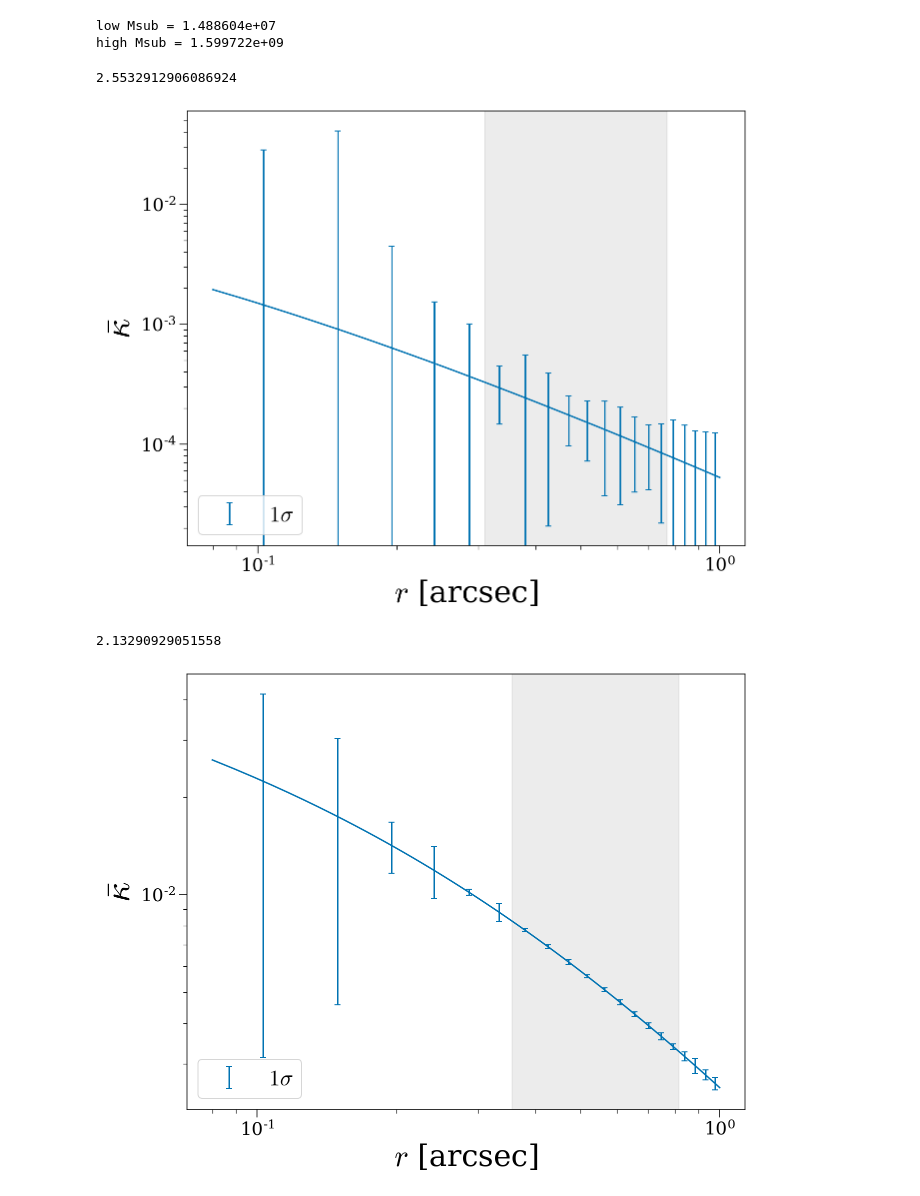
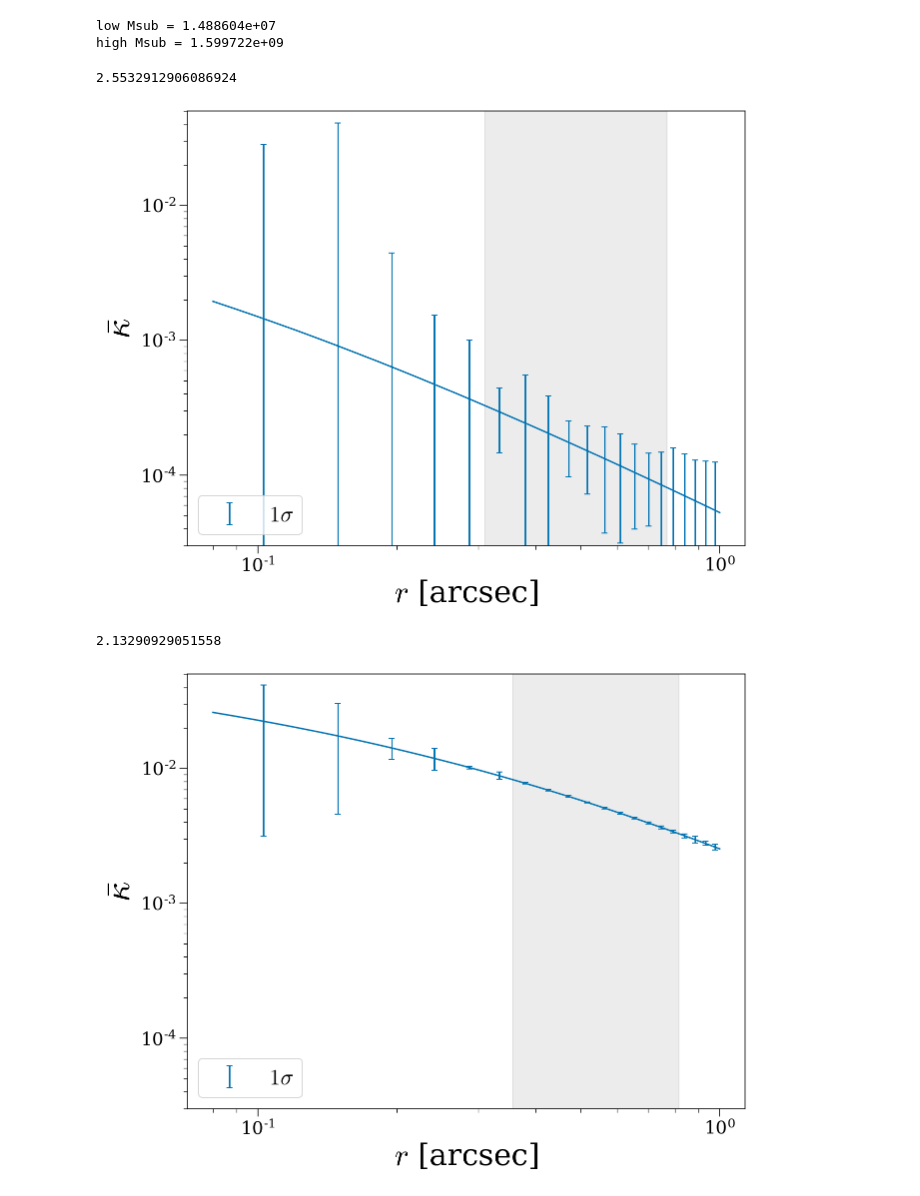
Before and after one commit to gemyxzhang/neural-subhalo-slope, a Jupyter notebook: figures.ipynb, the cells around one changed output. Drawn from its saved outputs; the diff is of its cells as text; code cells hidden in the pictures.

```diff
--- a/figures.ipynb
+++ b/figures.ipynb
@@ -843,26 +846,27 @@ plt.axvspan(np.min(rs_rmo_fit_lowm), np.max(rs_rmo_fit_lowm), color='gray', alph
 
 plt.xlabel(r'$r$ [arcsec]', fontsize=30)
 plt.ylabel(r'$\bar{\kappa}$', fontsize=35)
+plt.ylim(3e-5, 5e-2)
 plt.legend()
 
 print(slope_lowm)
-#plt.savefig('../data/sample_lowm_rmo_shear.pdf')
+#plt.savefig('../data/sample_lowm_rmo_shear_dark.pdf')
 # %% [output]
 2.5532912906086924
-[figure, old version]
+[figure, new version]
 # %%
 plt.figure(figsize=(10, 8))
 plt.loglog(r_kappabars, kappabars_rkappabar_highm, color=colors[0])
 plt.errorbar(r_ctrs, kappabars_rctr_highm, sig_rctr_highm, capsize=3, fmt='none', color=colors[0], label=r'$1\sigma$')
 plt.axvspan(np.min(rs_rmo_fit_highm), np.max(rs_rmo_fit_highm), color='gray', alpha=0.15)
 
 plt.xlabel(r'$r$ [arcsec]', fontsize=30)
 plt.ylabel(r'$\bar{\kappa}$', fontsize=35)
-
+plt.ylim(3e-5, 5e-2)
 plt.legend()
 
 print(slope_highm)
-#plt.savefig('../data/sample_highm_rmo_shear.pdf')
+#plt.savefig('../data/sample_highm_rmo_shear_dark.pdf')
 # %% [output]
 2.13290929051558
-[figure, old version]
+[figure, new version]
```
Also changed, not shown: parts of 6 cells of this notebook, 4 other files.
